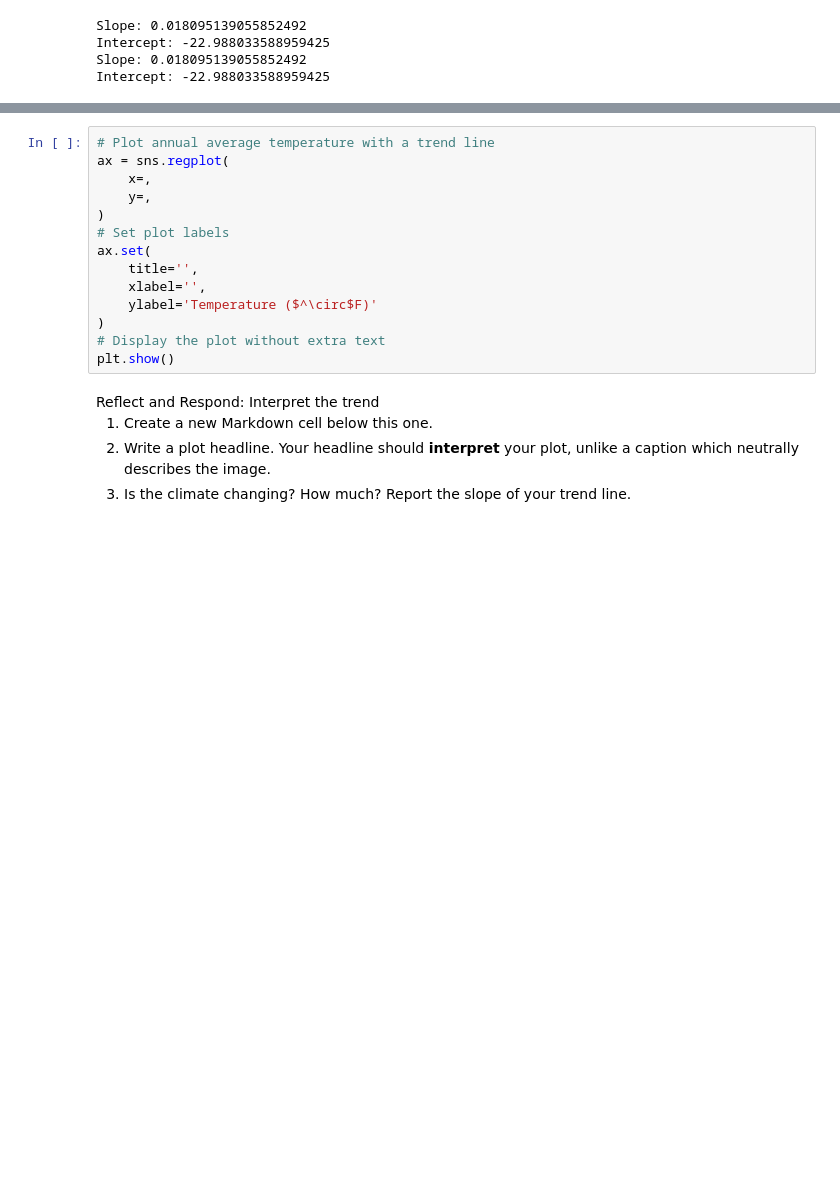
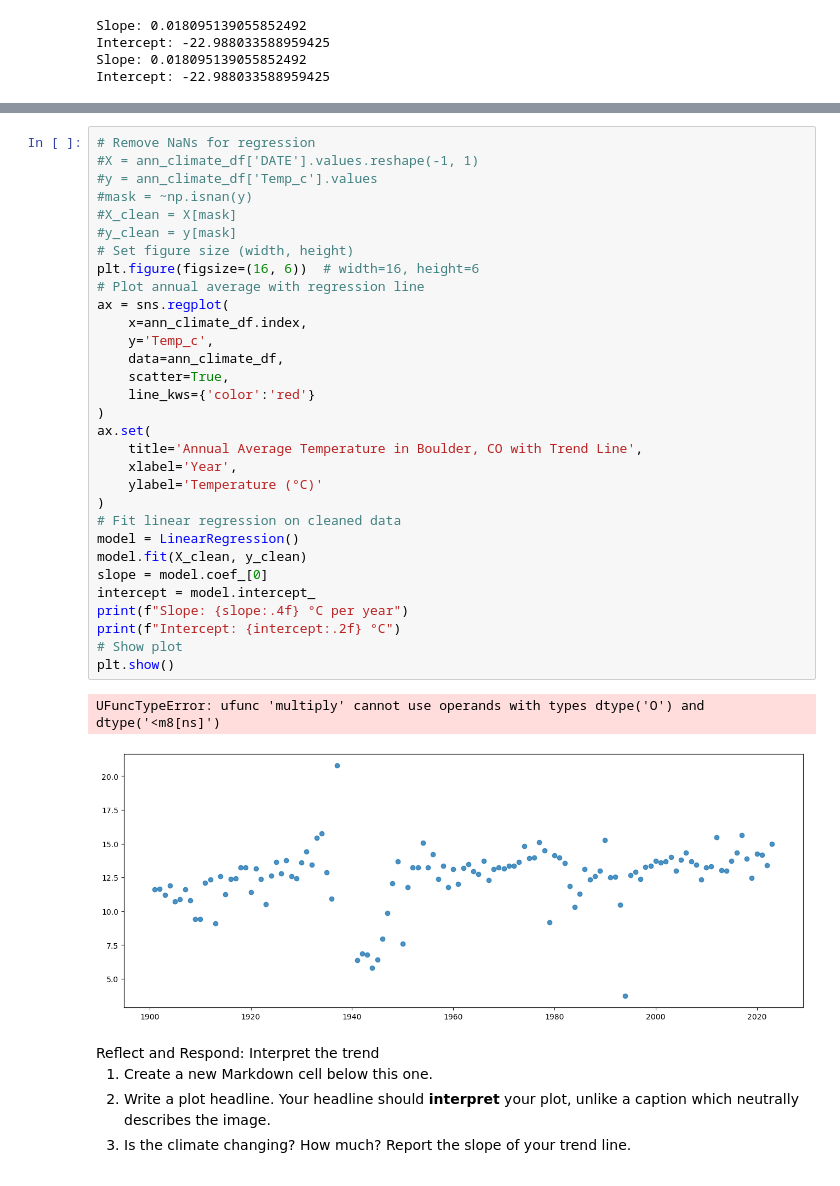
Before and after one commit to earthlab-education/02-climate-ryme1295, a Jupyter notebook: 05-climate-change.ipynb, the cells around one changed output, grey strips where cells are left out. Drawn from its saved outputs; the diff is of its cells as text; blank space fills up the shorter version.

Commit message:
added index

```diff
--- a/05-climate-change.ipynb
+++ b/05-climate-change.ipynb
@@ -196,17 +215,37 @@ Intercept: -22.988033588959425
 # %%
-# Plot annual average temperature with a trend line
+# Remove NaNs for regression
+#X = ann_climate_df['DATE'].values.reshape(-1, 1)
+#y = ann_climate_df['Temp_c'].values
+#mask = ~np.isnan(y)
+#X_clean = X[mask]
+#y_clean = y[mask]
+# Set figure size (width, height)
+plt.figure(figsize=(16, 6))  # width=16, height=6
+# Plot annual average with regression line
 ax = sns.regplot(
-    x=,
-    y=,
+    x=ann_climate_df.index,
+    y='Temp_c',
+    data=ann_climate_df,
+    scatter=True,
+    line_kws={'color':'red'}
 )
-# Set plot labels
 ax.set(
-    title='',
-    xlabel='',
-    ylabel='Temperature ($^\circ$F)'
+    title='Annual Average Temperature in Boulder, CO with Trend Line',
+    xlabel='Year',
+    ylabel='Temperature (°C)'
 )
-# Display the plot without extra text
+# Fit linear regression on cleaned data
+model = LinearRegression()
+model.fit(X_clean, y_clean)
+slope = model.coef_[0]
+intercept = model.intercept_
+print(f"Slope: {slope:.4f} °C per year")
+print(f"Intercept: {intercept:.2f} °C")
+# Show plot
 plt.show()
+# %% [output]
+UFuncTypeError: ufunc 'multiply' cannot use operands with types dtype('O') and dtype('<m8[ns]')
+[figure, added]
 # %% [markdown]
 <link rel="stylesheet" type="text/css" href="./assets/styles.css"><div class="callout callout-style-default callout-titled callout-respond"><div class="callout-header"><div class="callout-icon-container"><i class="callout-icon"></i></div><div class="callout-title-container flex-fill">Reflect and Respond: Interpret the trend</div></div><div class="callout-body-container callout-body"><ol type="1">
 <li>Create a new Markdown cell below this one.</li>
```
Also changed, not shown: parts of 1 cell of this notebook.
